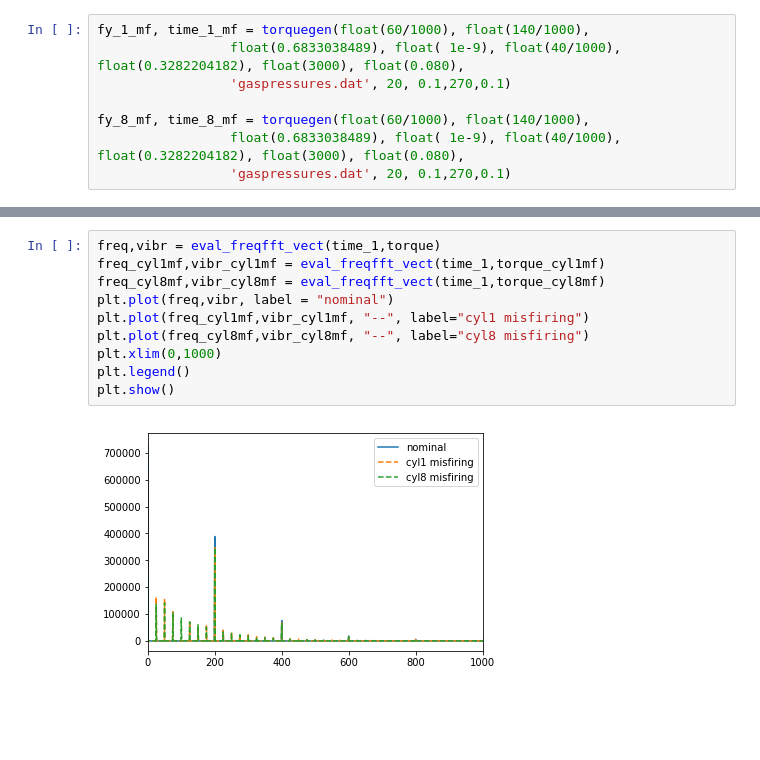
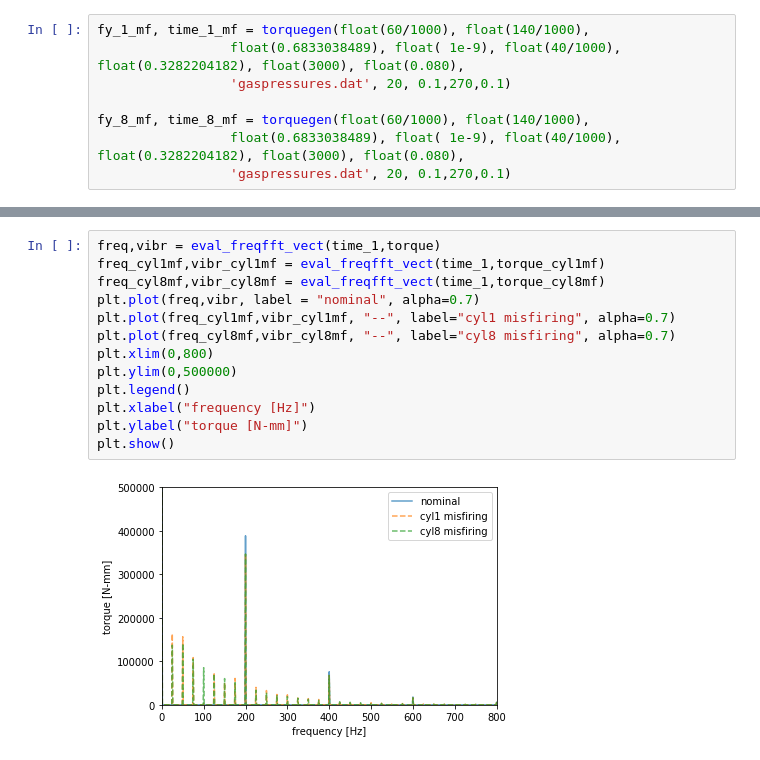
Before and after one commit to englyser/research, a Jupyter notebook: englyser_funcdef.ipynb, the cells around one changed output, grey strips where cells are left out. Drawn from its saved outputs; the diff is of its cells as text; blank space fills up the shorter version.

```diff
--- a/englyser_funcdef.ipynb
+++ b/englyser_funcdef.ipynb
@@ -185,12 +187,15 @@ plt.show()
 # %%
 freq,vibr = eval_freqfft_vect(time_1,torque)
 freq_cyl1mf,vibr_cyl1mf = eval_freqfft_vect(time_1,torque_cyl1mf)
 freq_cyl8mf,vibr_cyl8mf = eval_freqfft_vect(time_1,torque_cyl8mf)
-plt.plot(freq,vibr, label = "nominal")
-plt.plot(freq_cyl1mf,vibr_cyl1mf, "--", label="cyl1 misfiring")
-plt.plot(freq_cyl8mf,vibr_cyl8mf, "--", label="cyl8 misfiring")
-plt.xlim(0,1000)
+plt.plot(freq,vibr, label = "nominal", alpha=0.7)
+plt.plot(freq_cyl1mf,vibr_cyl1mf, "--", label="cyl1 misfiring", alpha=0.7)
+plt.plot(freq_cyl8mf,vibr_cyl8mf, "--", label="cyl8 misfiring", alpha=0.7)
+plt.xlim(0,800)
+plt.ylim(0,500000)
 plt.legend()
+plt.xlabel("frequency [Hz]")
+plt.ylabel("torque [N-mm]")
 plt.show()
 # %% [output]
-[figure, old version]
+[figure, new version]
```
Also changed, not shown: parts of 6 cells of this notebook.
